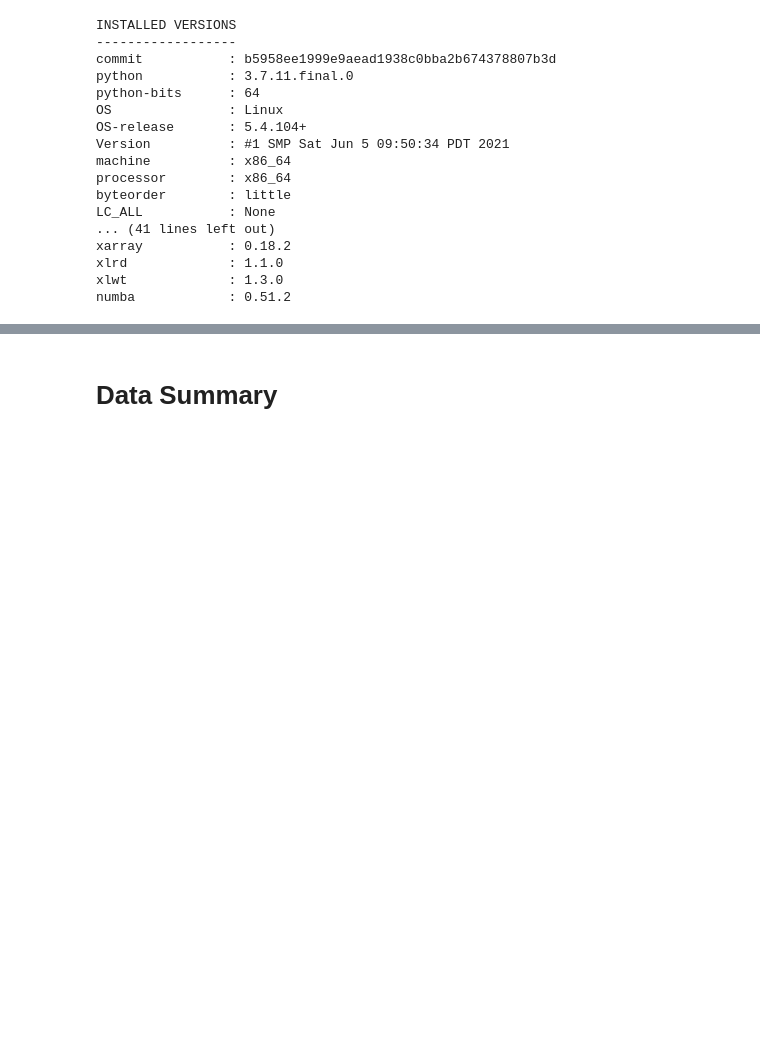
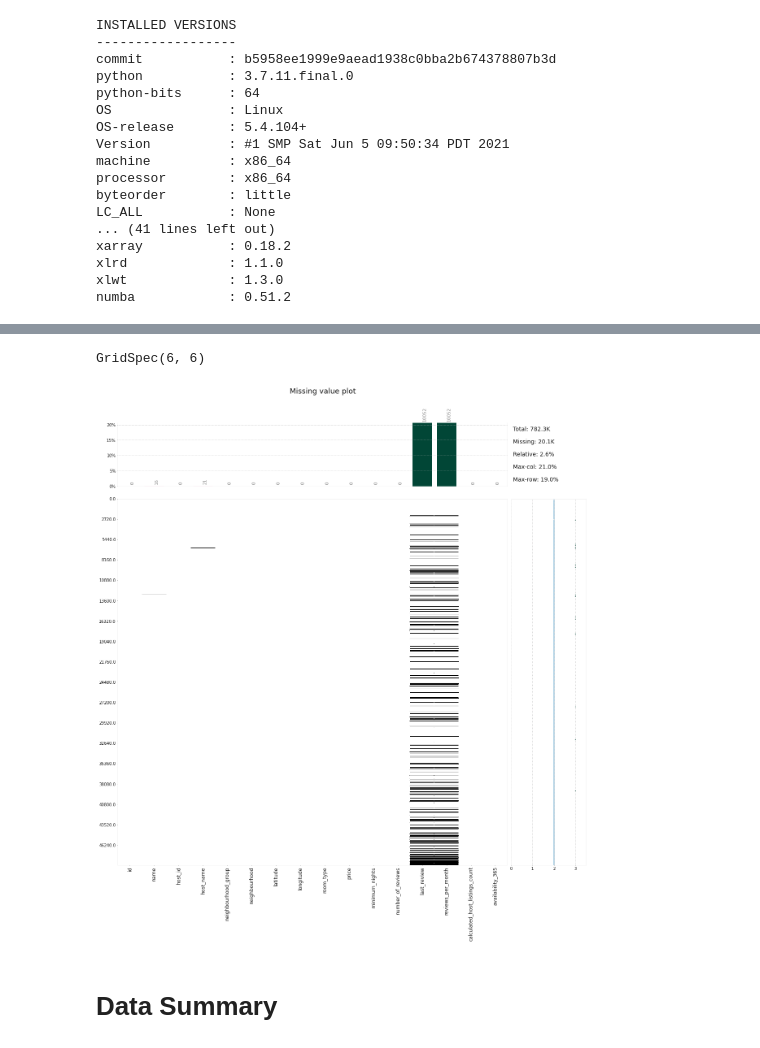
Before and after one commit to Creatrohit9/AIRBNB-PROJECT-1-CAPSTON, a Jupyter notebook: Final_Airbnb_Bookings_Analysis_Capstone_Project_1.ipynb, the cells around one changed output, grey strips where cells are left out. Saved outputs shown, nothing was run; the diff lists cells and outputs as text; code cells hidden in the pictures; blank space fills up the shorter version.

```diff
--- a/Final_Airbnb_Bookings_Analysis_Capstone_Project_1.ipynb
+++ b/Final_Airbnb_Bookings_Analysis_Capstone_Project_1.ipynb
@@ -74,3 +123,8 @@ airbnb_df=pd.read_csv(file_path)
+# %%
+klib.missingval_plot(airbnb_df)
+# %% [output]
+GridSpec(6, 6)
+[figure, added]
 # %% [markdown]
 # **Data Summary**
 # %%
```
Also changed, not shown: parts of 6 cells of this notebook.
